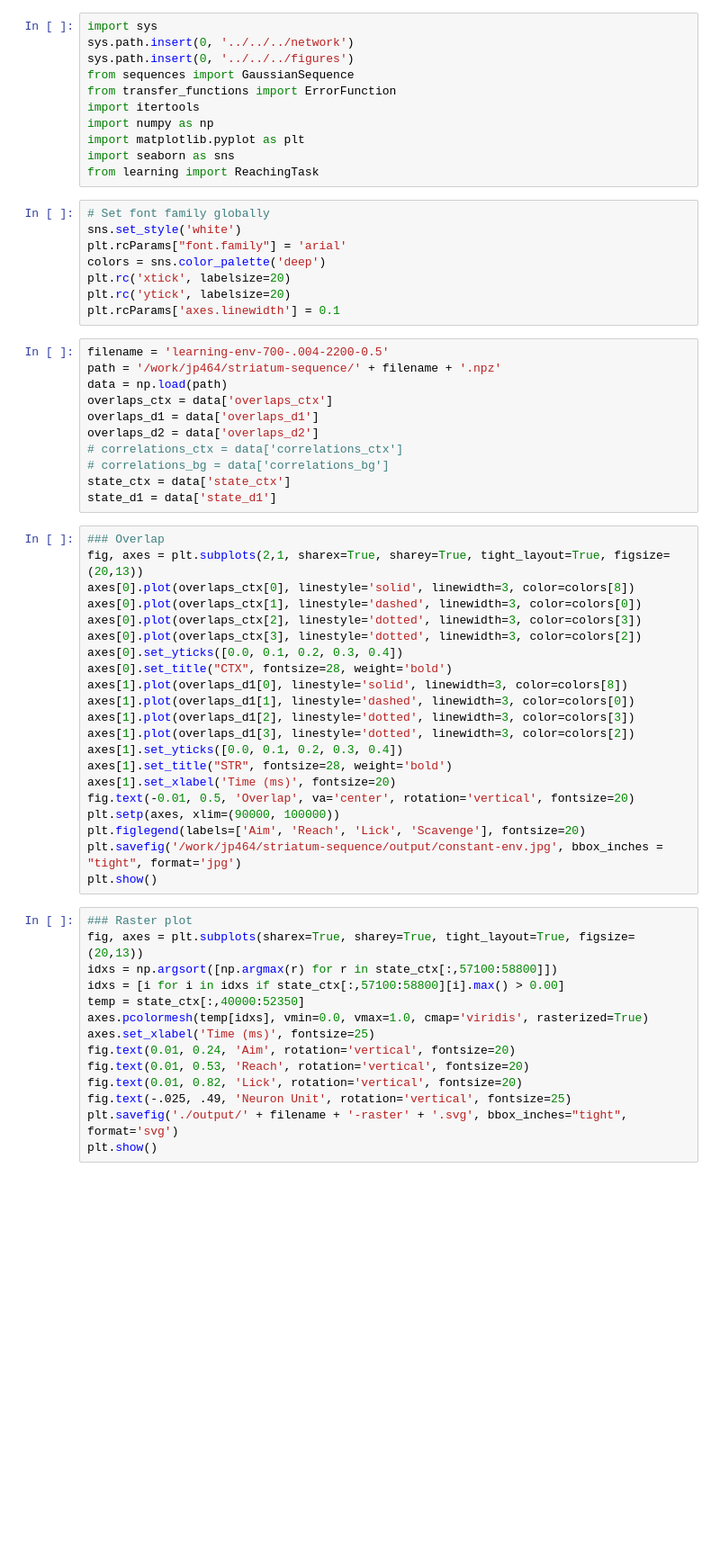
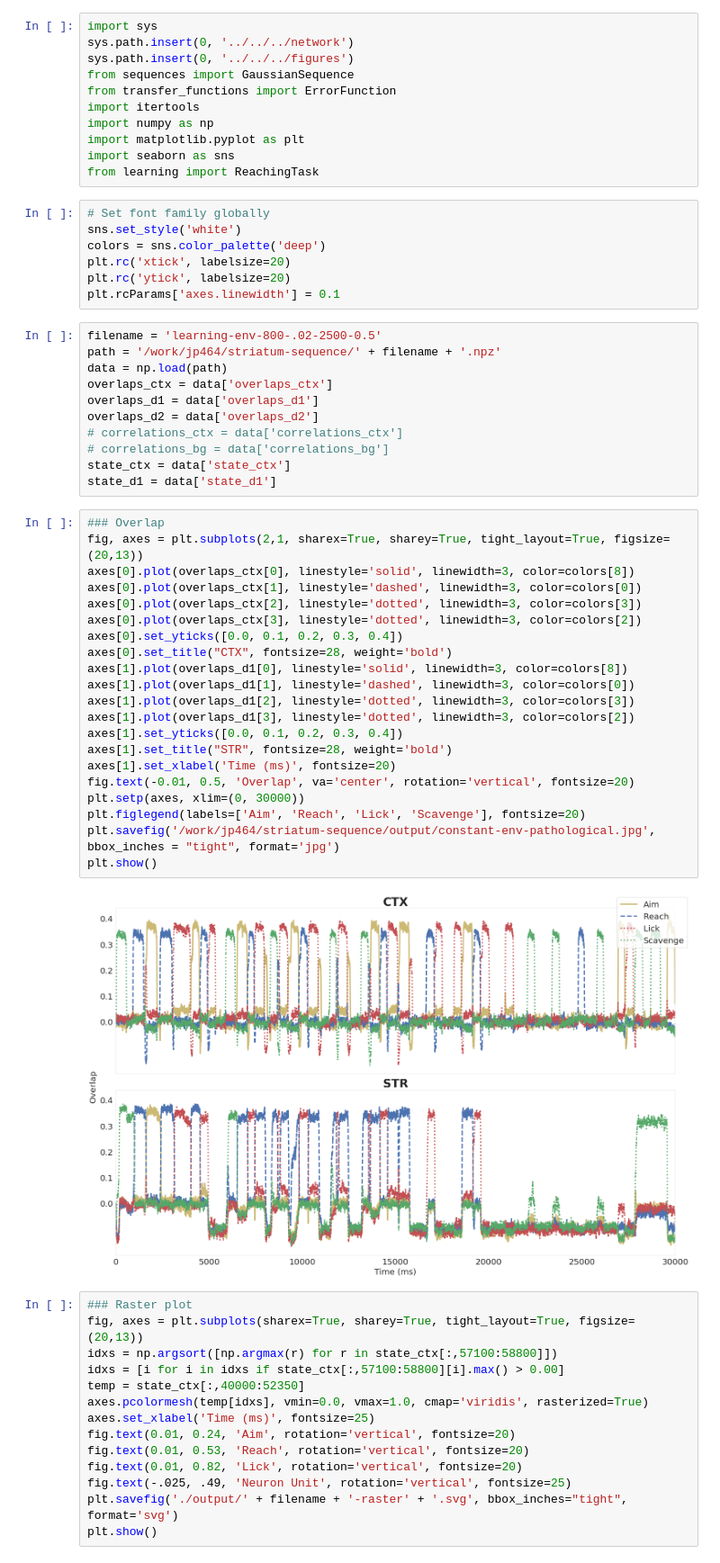
Before and after one commit to jp464/striatal-sequence, a Jupyter notebook: figures/article/1/figure.ipynb, the cells around one changed output. Shown at 90% size. Cells and saved outputs as stored; diff of their text form; blank space fills up the shorter version.

```diff
--- a/figures/article/1/figure.ipynb
+++ b/figures/article/1/figure.ipynb
@@ -12,13 +12,12 @@ from learning import ReachingTask
 # %%
 # Set font family globally
 sns.set_style('white')
-plt.rcParams["font.family"] = 'arial'
 colors = sns.color_palette('deep')
 plt.rc('xtick', labelsize=20)
 plt.rc('ytick', labelsize=20)
 plt.rcParams['axes.linewidth'] = 0.1
 # %%
-filename = 'learning-env-700-.004-2200-0.5'
+filename = 'learning-env-800-.02-2500-0.5'
 path = '/work/jp464/striatum-sequence/' + filename + '.npz'
 data = np.load(path)
 overlaps_ctx = data['overlaps_ctx']
@@ -31,24 +30,26 @@ state_d1 = data['state_d1']
 # %%
 ### Overlap
 fig, axes = plt.subplots(2,1, sharex=True, sharey=True, tight_layout=True, figsize=(20,13))
 axes[0].plot(overlaps_ctx[0], linestyle='solid', linewidth=3, color=colors[8])
 axes[0].plot(overlaps_ctx[1], linestyle='dashed', linewidth=3, color=colors[0])
 axes[0].plot(overlaps_ctx[2], linestyle='dotted', linewidth=3, color=colors[3])
 axes[0].plot(overlaps_ctx[3], linestyle='dotted', linewidth=3, color=colors[2])
 axes[0].set_yticks([0.0, 0.1, 0.2, 0.3, 0.4])
 axes[0].set_title("CTX", fontsize=28, weight='bold')
 axes[1].plot(overlaps_d1[0], linestyle='solid', linewidth=3, color=colors[8])
 axes[1].plot(overlaps_d1[1], linestyle='dashed', linewidth=3, color=colors[0])
 axes[1].plot(overlaps_d1[2], linestyle='dotted', linewidth=3, color=colors[3])
 axes[1].plot(overlaps_d1[3], linestyle='dotted', linewidth=3, color=colors[2])
 axes[1].set_yticks([0.0, 0.1, 0.2, 0.3, 0.4])
 axes[1].set_title("STR", fontsize=28, weight='bold')
 axes[1].set_xlabel('Time (ms)', fontsize=20)
 fig.text(-0.01, 0.5, 'Overlap', va='center', rotation='vertical', fontsize=20)
-plt.setp(axes, xlim=(90000, 100000))
+plt.setp(axes, xlim=(0, 30000))
 plt.figlegend(labels=['Aim', 'Reach', 'Lick', 'Scavenge'], fontsize=20)
-plt.savefig('/work/jp464/striatum-sequence/output/constant-env.jpg', bbox_inches = "tight", format='jpg')
+plt.savefig('/work/jp464/striatum-sequence/output/constant-env-pathological.jpg', bbox_inches = "tight", format='jpg')
 plt.show()
+# %% [output]
+[figure, added]
 # %%
 ### Raster plot
 fig, axes = plt.subplots(sharex=True, sharey=True, tight_layout=True, figsize=(20,13))
```
Also changed, not shown: 21 other files.
